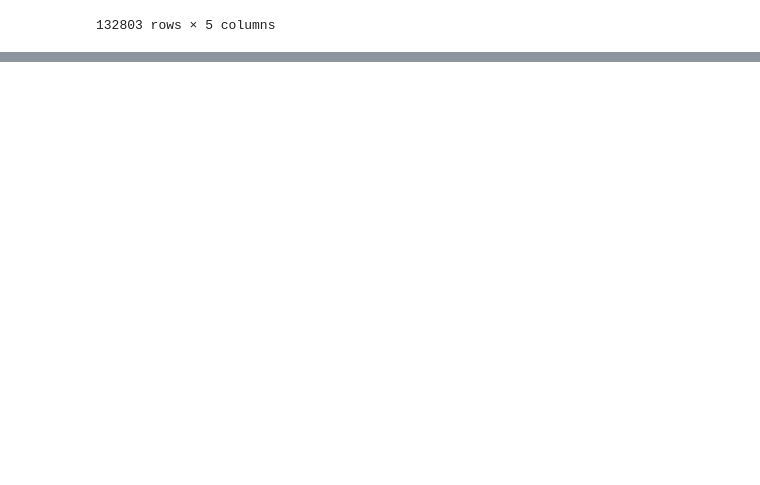
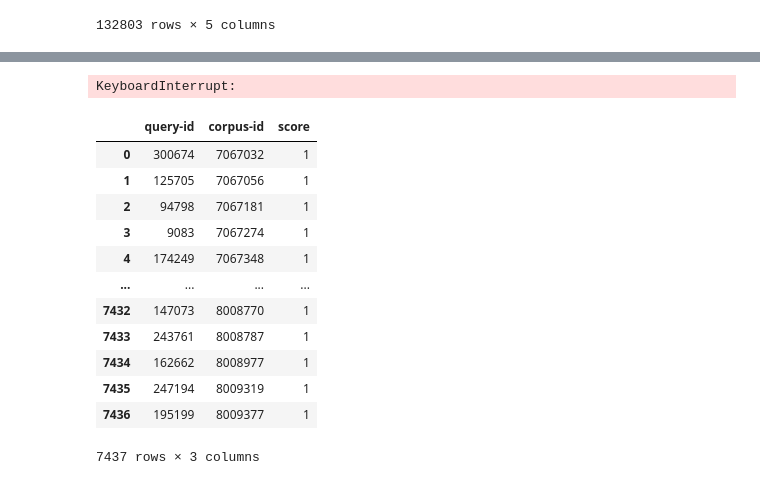
Before and after one commit to seraphinatarrant/contriever, a Jupyter notebook: nq_train_process.ipynb, the cells around one changed output, grey strips where cells are left out. Drawn from its saved outputs; the diff is of its cells as text; code cells hidden in the pictures; blank space fills up the shorter version.

Commit message:
code to process nq train set in beir style

```diff
--- a/nq_train_process.ipynb
+++ b/nq_train_process.ipynb
@@ -166,0 +199,4 @@ nq_raw[bool_long_answers.values]
+# %%
+msmarco_beir = pd.read_json("beir/msmarco/corpus.jsonl", lines=True)
+# %% [output]
+KeyboardInterrupt:
@@ -166,0 +205,18 @@ nq_raw[bool_long_answers.values]
+# %%
+msmarco_qrels = pd.read_csv("beir/msmarco/qrels/dev.tsv", sep="\t")
+# %%
+msmarco_qrels
+# %% [output]
+|  | query-id | corpus-id | score |
+| 0 | 300674 | 7067032 | 1 |
+| 1 | 125705 | 7067056 | 1 |
+| 2 | 94798 | 7067181 | 1 |
+| 3 | 9083 | 7067274 | 1 |
+| 4 | 174249 | 7067348 | 1 |
+| ... | ... | ... | ... |
+| 7432 | 147073 | 8008770 | 1 |
+| 7433 | 243761 | 8008787 | 1 |
+| 7434 | 162662 | 8008977 | 1 |
+| 7435 | 247194 | 8009319 | 1 |
+| 7436 | 195199 | 8009377 | 1 |
+7437 rows × 3 columns
```
Also changed, not shown: parts of 16 cells of this notebook.
